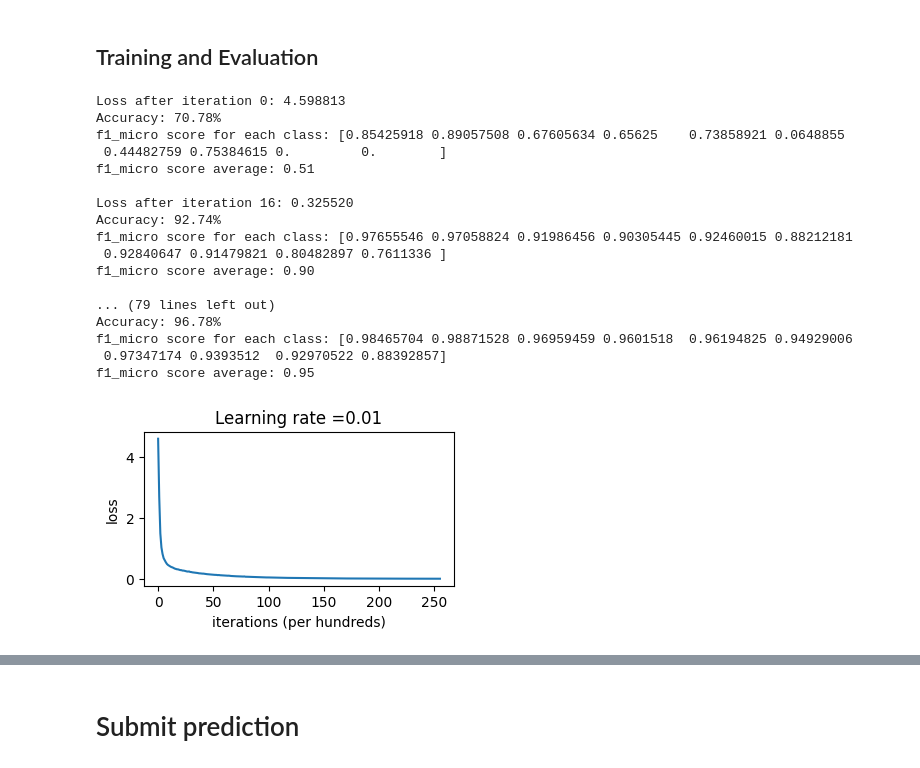
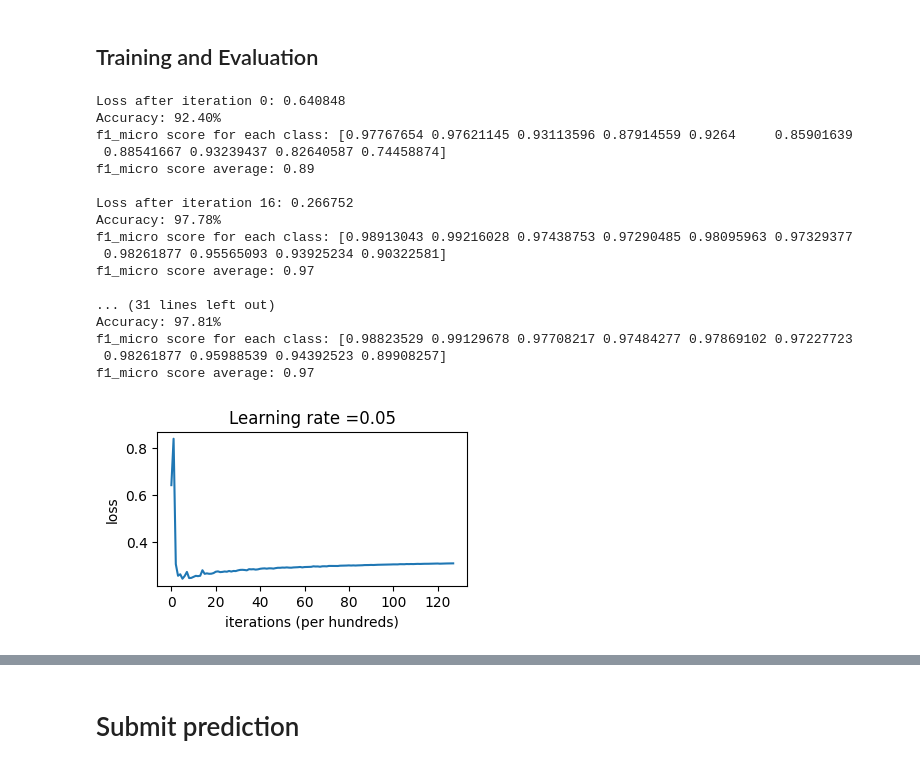
Before and after one commit to nevikw39/ML, a Jupyter notebook: HW3/HW3.ipynb, the cells around one changed output, grey strips where cells are left out. Drawn from its saved outputs; the diff is of its cells as text; code cells hidden in the pictures.

```diff
--- a/HW3/HW3.ipynb
+++ b/HW3/HW3.ipynb
@@ -1772,76 +1772,76 @@ def random_mini_batches(X, Y, mini_batch_size = 64):
     return mini_batches
 
 
-layers_dims = [784, 1000, 2000, 500, 100, 50, 10]
-activation_fn = ["relu", "relu", "relu", "relu", "relu", "softmax"]
-learning_rate = 1e-2
-num_iterations = 256
-batch_size = 1024
+layers_dims = [784, 256, 100, 10]
+activation_fn = ["relu", "relu", "softmax"]
+learning_rate = 0.05
+num_iterations = 128
+batch_size = 64
 classes = 10
 losses = []                         # keep track of loss
 print_loss = True
 print_freq = 16
 loss_function = "focal_loss"
-gamma = 2 * math.log(math.pi)
-alpha = np.array([math.sqrt(len(Y_train) / len(np.where((Y_train == i).all(axis=1))[0])) for i in np.eye(10).astype(int)])
+gamma = 2
+alpha = np.array([math.pow(len(Y_train) / len(np.where((Y_train == i).all(axis=1))[0]), .69) for i in np.eye(10).astype(int)])
 model = Model(layers_dims, activation_fn, loss_function, alpha=alpha, gamma=gamma)
 
 # Loop (gradient descent)
 for i in range(num_iterations):
     mini_batches = random_mini_batches(x_train, y_train, batch_size)
-    loss = 0
+    # loss = 0
     for batch in mini_batches:
         x_batch, y_batch = batch
 
         # forward
         AL = model.forward(x_batch)
 
-        # compute loss
-        if loss_function == 'cross_entropy':
-            loss += None
-        elif loss_function == 'focal_loss':
-            loss += compute_focal_loss(AL, y_batch, alpha, gamma)
-
         # backward
         dA_prev = model.backward(AL, y_batch)
         # update
         model.update(learning_rate)
 
-    loss /= len(mini_batches)
+    # compute loss
+    if loss_function == 'cross_entropy':
+        loss = None
+    elif loss_function == 'focal_loss':
+        loss = compute_focal_loss(model.forward(x_val), y_val, alpha, gamma)
+
+    # loss /= len(mini_batches)
     losses.append(loss)
     if print_loss and i % print_freq == 0:
         print ("Loss after iteration %i: %f" %(i, loss))
         predict(x_val, y_val, model)
         print()
 
 
 # plot the loss
 plt.figure(figsize=(4, 2))
 plt.plot(np.squeeze(losses))
 plt.ylabel('loss')
 plt.xlabel('iterations (per hundreds)')
 plt.title("Learning rate =" + str(learning_rate))
 plt.show()
 ### END CODE HERE ###
 # %% [output]
-Loss after iteration 0: 4.598813
-Accuracy: 70.78%
-f1_micro score for each class: [0.85425918 0.89057508 0.67605634 0.65625    0.73858921 0.0648855
- 0.44482759 0.75384615 0.         0.        ]
-f1_micro score average: 0.51
+Loss after iteration 0: 0.640848
+Accuracy: 92.40%
+f1_micro score for each class: [0.97767654 0.97621145 0.93113596 0.87914559 0.9264     0.85901639
+ 0.88541667 0.93239437 0.82640587 0.74458874]
+f1_micro score average: 0.89
 
-Loss after iteration 16: 0.325520
-Accuracy: 92.74%
-f1_micro score for each class: [0.97655546 0.97058824 0.91986456 0.90305445 0.92460015 0.88212181
- 0.92840647 0.91479821 0.80482897 0.7611336 ]
-f1_micro score average: 0.90
+Loss after iteration 16: 0.266752
+Accuracy: 97.78%
+f1_micro score for each class: [0.98913043 0.99216028 0.97438753 0.97290485 0.98095963 0.97329377
+ 0.98261877 0.95565093 0.93925234 0.90322581]
+f1_micro score average: 0.97
 
-... (79 lines left out)
-Accuracy: 96.78%
-f1_micro score for each class: [0.98465704 0.98871528 0.96959459 0.9601518  0.96194825 0.94929006
- 0.97347174 0.9393512  0.92970522 0.88392857]
-f1_micro score average: 0.95
+... (31 lines left out)
+Accuracy: 97.81%
+f1_micro score for each class: [0.98823529 0.99129678 0.97708217 0.97484277 0.97869102 0.97227723
+ 0.98261877 0.95988539 0.94392523 0.89908257]
+f1_micro score average: 0.97
-[figure, old version]
+[figure, new version]
 # %%
 pred_train = predict(x_train, y_train, model)
 # %% [output]
```
Also changed, not shown: parts of 7 cells of this notebook, 1 other file.
